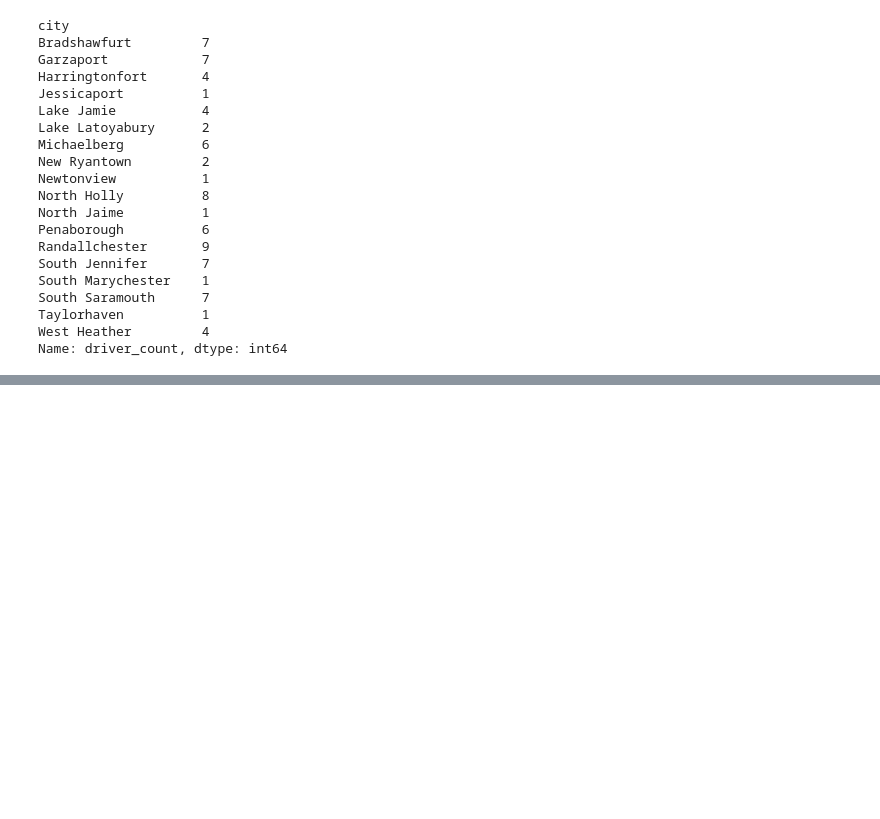
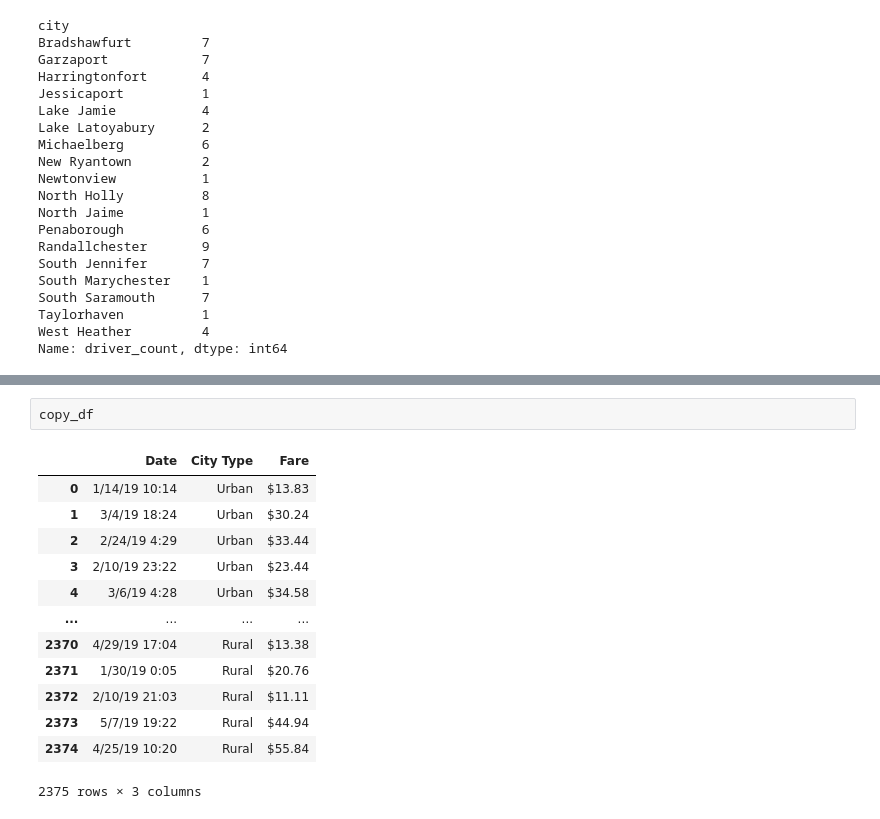
Before and after one commit to frankstercw/PyBer_Analysis, a Jupyter notebook: PyBer.ipynb, the cells around one changed output, grey strips where cells are left out. Cells and saved outputs as stored; diff of their text form; blank space fills up the shorter version.

```diff
--- a/PyBer.ipynb
+++ b/PyBer.ipynb
@@ -596,0 +363,16 @@ plt.show()
+# %%
+copy_df
+# %% [output]
+|  | Date | City Type | Fare |
+| 0 | 1/14/19 10:14 | Urban | $13.83 |
+| 1 | 3/4/19 18:24 | Urban | $30.24 |
+| 2 | 2/24/19 4:29 | Urban | $33.44 |
+| 3 | 2/10/19 23:22 | Urban | $23.44 |
+| 4 | 3/6/19 4:28 | Urban | $34.58 |
+| ... | ... | ... | ... |
+| 2370 | 4/29/19 17:04 | Rural | $13.38 |
+| 2371 | 1/30/19 0:05 | Rural | $20.76 |
+| 2372 | 2/10/19 21:03 | Rural | $11.11 |
+| 2373 | 5/7/19 19:22 | Rural | $44.94 |
+| 2374 | 4/25/19 10:20 | Rural | $55.84 |
+2375 rows × 3 columns
```
Also changed, not shown: parts of 52 cells of this notebook, 2 other files.
